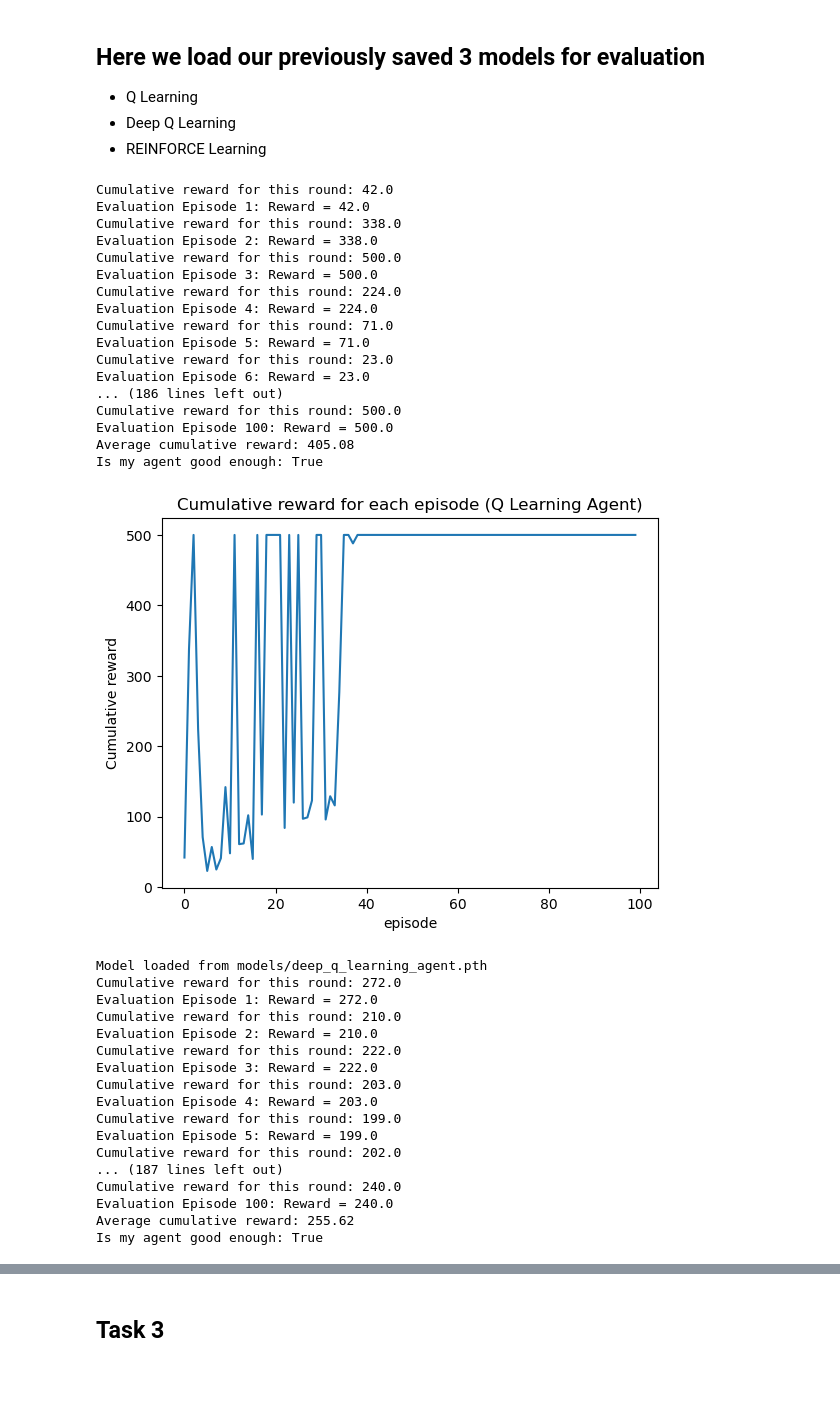
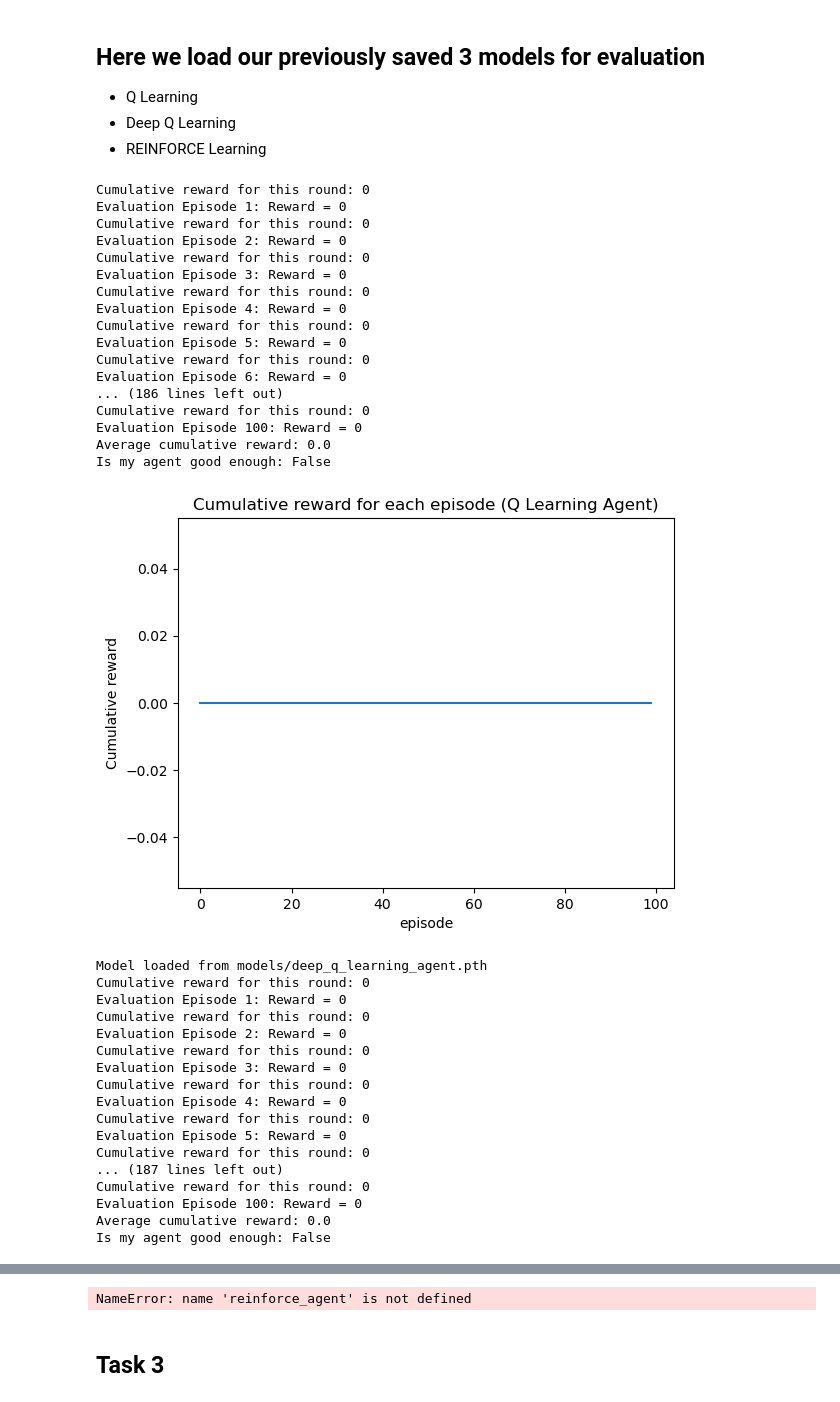
Before and after one commit to pehz0007/SC3000, a Jupyter notebook: lab.ipynb, the cells around one changed output, grey strips where cells are left out. Saved outputs shown, nothing was run; the diff lists cells and outputs as text; code cells hidden in the pictures.

```diff
--- a/lab.ipynb
+++ b/lab.ipynb
@@ -88,7 +88,7 @@ def run_episode(env, agent: Agent, show_video=False, evaluation = False):
         new_observation, reward, terminated, truncated, info  = env.step(action)
         if terminated:
             reward = -1
-        if evaluation:
+        if not evaluation:
             agent.reward(reward, action, observation, new_observation)
         observation = new_observation
         if terminated or truncated:
@@ -683,62 +683,75 @@ Action: 0
 # %%
 # Evaluation for Q Learning Agent
 evaluation_results = []
 for i in range(100):
     cumulative_reward = run_episode(env, qlearning_agent, evaluation=True)
     evaluation_results.append(cumulative_reward)
     print(f"Evaluation Episode {i+1}: Reward = {cumulative_reward}")
 
 print("Average cumulative reward: " + str(np.mean(evaluation_results)))
 print("Is my agent good enough: " + str(np.mean(evaluation_results) > 195))
 show_result(evaluation_results, "Q Learning Agent")
 
 
 # Evaluation for Deep Q Learning Agent
 deep_q_learning_agent.load_model("models/deep_q_learning_agent.pth")
 deep_q_learning_agent.set_evaluation_mode()
 
 evaluation_results = []
 for i in range(100):
     cumulative_reward = run_episode(env, deep_q_learning_agent, evaluation=True)
     evaluation_results.append(cumulative_reward)
     print(f"Evaluation Episode {i+1}: Reward = {cumulative_reward}")
 
 print("Average cumulative reward: " + str(np.mean(evaluation_results)))
 print("Is my agent good enough: " + str(np.mean(evaluation_results) > 195))
 show_result(evaluation_results, "Deep Q Learning Agent")
+
+
+# Evaluation for REINFORCE Agent
+reinforce_agent.load_model("models/reinforce_learning_agent.pth")
+evaluation_results = []
+for i in range(100):
+    cumulative_reward = run_episode(env, reinforce_agent, evaluation=True)
+    evaluation_results.append(cumulative_reward)
+    print(f"Evaluation Episode {i+1}: Reward = {cumulative_reward}")
+
+print("Average cumulative reward: " + str(np.mean(evaluation_results)))
+print("Is my agent good enough: " + str(np.mean(evaluation_results) > 195))
+show_result(evaluation_results, "REINFORCE Agent")
 # %% [output]
-Cumulative reward for this round: 42.0
-Evaluation Episode 1: Reward = 42.0
-Cumulative reward for this round: 338.0
-Evaluation Episode 2: Reward = 338.0
-Cumulative reward for this round: 500.0
-Evaluation Episode 3: Reward = 500.0
-Cumulative reward for this round: 224.0
-Evaluation Episode 4: Reward = 224.0
-Cumulative reward for this round: 71.0
-Evaluation Episode 5: Reward = 71.0
-Cumulative reward for this round: 23.0
-Evaluation Episode 6: Reward = 23.0
+Cumulative reward for this round: 0
+Evaluation Episode 1: Reward = 0
+Cumulative reward for this round: 0
+Evaluation Episode 2: Reward = 0
+Cumulative reward for this round: 0
+Evaluation Episode 3: Reward = 0
+Cumulative reward for this round: 0
+Evaluation Episode 4: Reward = 0
+Cumulative reward for this round: 0
+Evaluation Episode 5: Reward = 0
+Cumulative reward for this round: 0
+Evaluation Episode 6: Reward = 0
 ... (186 lines left out)
-Cumulative reward for this round: 500.0
-Evaluation Episode 100: Reward = 500.0
-Average cumulative reward: 405.08
-Is my agent good enough: True
+Cumulative reward for this round: 0
+Evaluation Episode 100: Reward = 0
+Average cumulative reward: 0.0
+Is my agent good enough: False
-[figure, old version]
+[figure, new version]
 Model loaded from models/deep_q_learning_agent.pth
-Cumulative reward for this round: 272.0
-Evaluation Episode 1: Reward = 272.0
-Cumulative reward for this round: 210.0
-Evaluation Episode 2: Reward = 210.0
-Cumulative reward for this round: 222.0
-Evaluation Episode 3: Reward = 222.0
-Cumulative reward for this round: 203.0
-Evaluation Episode 4: Reward = 203.0
-Cumulative reward for this round: 199.0
-Evaluation Episode 5: Reward = 199.0
-Cumulative reward for this round: 202.0
+Cumulative reward for this round: 0
+Evaluation Episode 1: Reward = 0
+Cumulative reward for this round: 0
+Evaluation Episode 2: Reward = 0
+Cumulative reward for this round: 0
+Evaluation Episode 3: Reward = 0
+Cumulative reward for this round: 0
+Evaluation Episode 4: Reward = 0
+Cumulative reward for this round: 0
+Evaluation Episode 5: Reward = 0
+Cumulative reward for this round: 0
 ... (187 lines left out)
-Cumulative reward for this round: 240.0
-Evaluation Episode 100: Reward = 240.0
-Average cumulative reward: 255.62
-Is my agent good enough: True
+Cumulative reward for this round: 0
+Evaluation Episode 100: Reward = 0
+Average cumulative reward: 0.0
+Is my agent good enough: False
@@ -746,3 +759,4 @@ Is my agent good enough: True
+NameError: name 'reinforce_agent' is not defined
 # %% [markdown]
 <H2> Task 3
 # %% [markdown]
```
Also changed, not shown: parts of 4 cells of this notebook.
